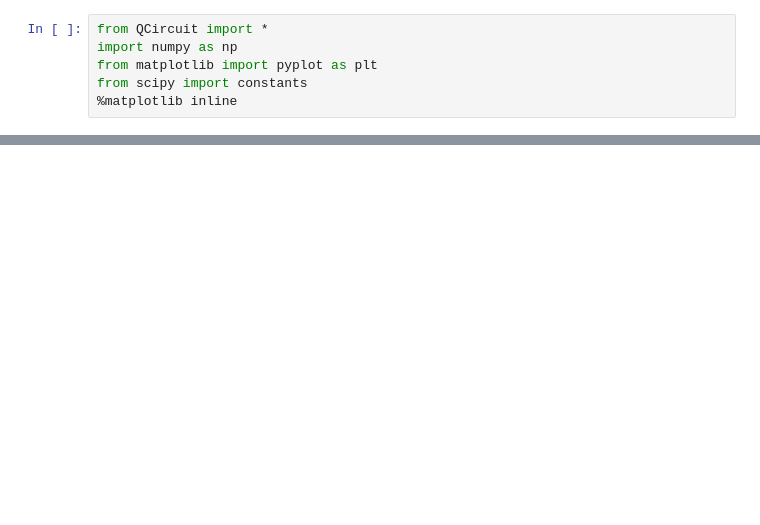
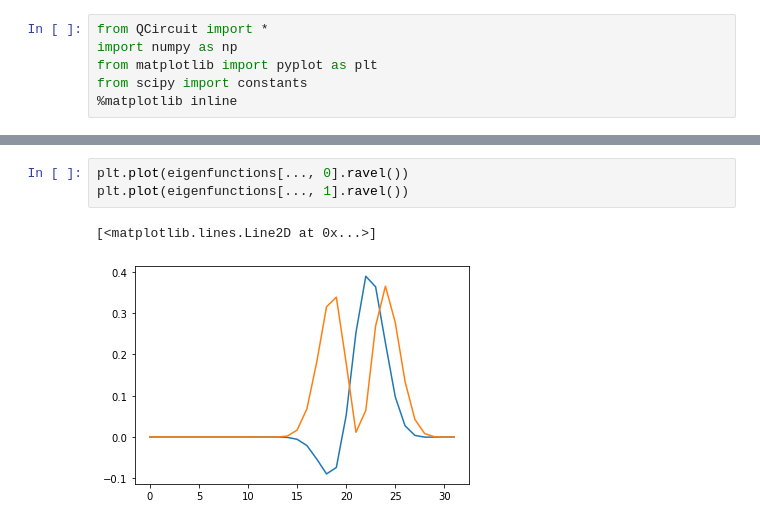
Before and after one commit to ooovector/QCircuit, a Jupyter notebook: Transmon.ipynb, the cells around one changed output, grey strips where cells are left out. Drawn from its saved outputs; the diff is of its cells as text; blank space fills up the shorter version.

```diff
--- a/Transmon.ipynb
+++ b/Transmon.ipynb
@@ -75,0 +108,6 @@ plt.plot(energies)
+# %%
+plt.plot(eigenfunctions[..., 0].ravel())
+plt.plot(eigenfunctions[..., 1].ravel())
+# %% [output]
+[<matplotlib.lines.Line2D at 0x...>]
+[figure, added]
```
Also changed, not shown: parts of 8 cells of this notebook, 1 other file.
